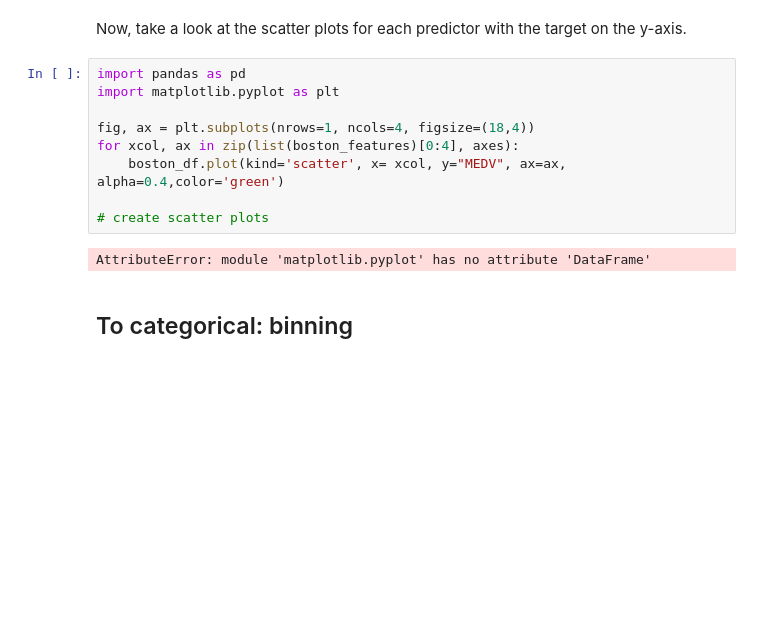
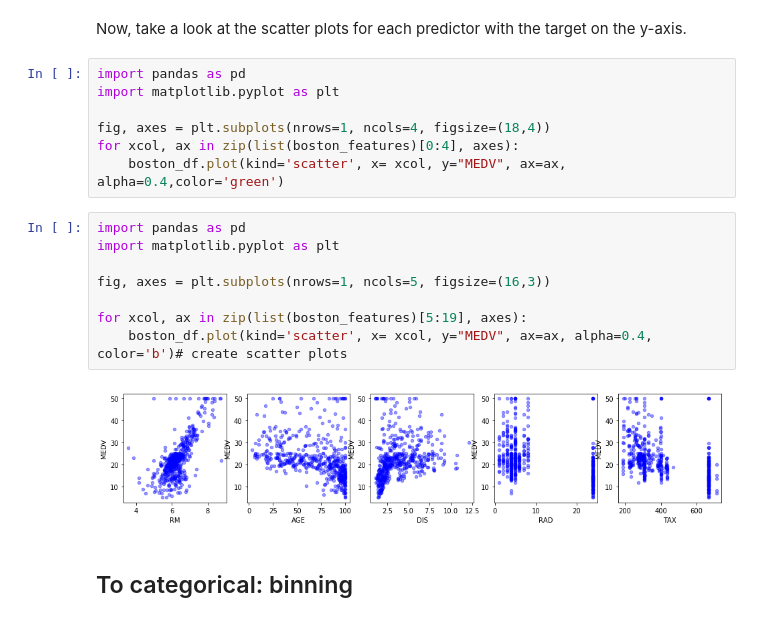
Before and after one commit to dalems4/dsc-dealing-with-categorical-variables-lab-seattle-ds-career-051319, a Jupyter notebook: index.ipynb, the cells around one changed output. Cells and saved outputs as stored; diff of their text form; blank space fills up the shorter version.

```diff
--- a/index.ipynb
+++ b/index.ipynb
@@ -122,13 +122,19 @@ Now, take a look at the scatter plots for each predictor with the target on the
 import pandas as pd
 import matplotlib.pyplot as plt
 
-fig, ax = plt.subplots(nrows=1, ncols=4, figsize=(18,4))
+fig, axes = plt.subplots(nrows=1, ncols=4, figsize=(18,4))
 for xcol, ax in zip(list(boston_features)[0:4], axes):
     boston_df.plot(kind='scatter', x= xcol, y="MEDV", ax=ax, alpha=0.4,color='green')
-
-# create scatter plots
-# %% [output]
-AttributeError: module 'matplotlib.pyplot' has no attribute 'DataFrame'
+# %%
+import pandas as pd
+import matplotlib.pyplot as plt
+
+fig, axes = plt.subplots(nrows=1, ncols=5, figsize=(16,3))
+
+for xcol, ax in zip(list(boston_features)[5:19], axes):
+    boston_df.plot(kind='scatter', x= xcol, y="MEDV", ax=ax, alpha=0.4, color='b')# create scatter plots
+# %% [output]
+[figure, added]
 # %% [markdown]
 ## To categorical: binning
 # %% [markdown]
```
